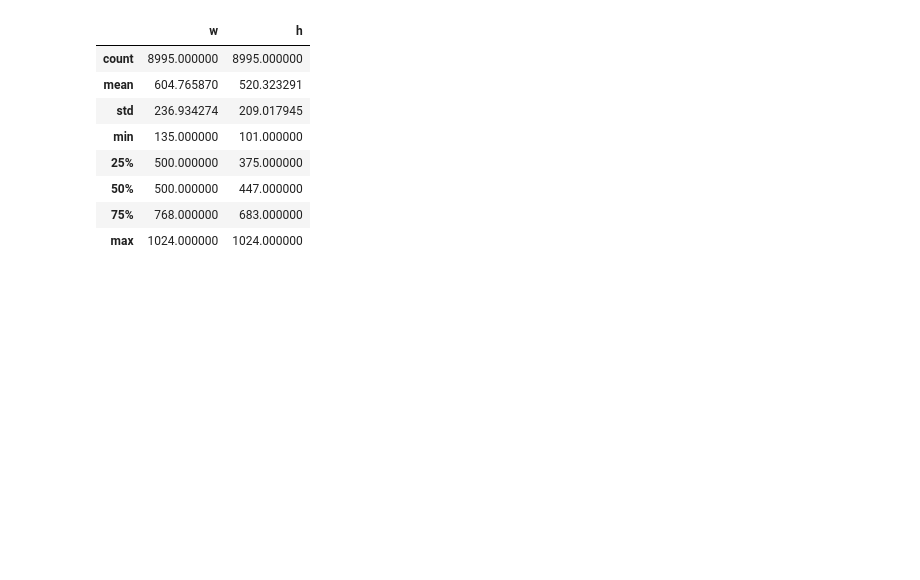
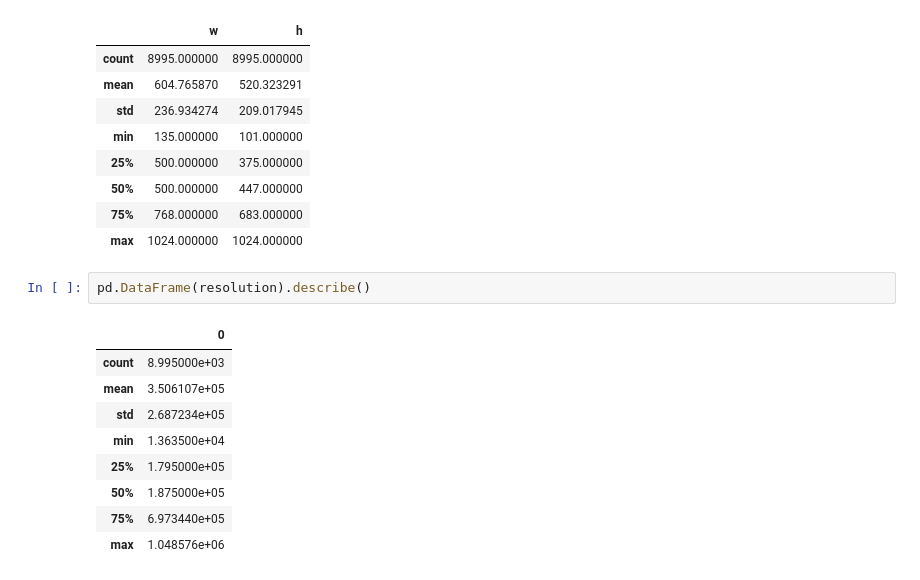
Before and after one commit to firefiruses/CatKaggle, a Jupyter notebook: pythonUtils/analysis.ipynb, the cells around one changed output. Drawn from its saved outputs; the diff is of its cells as text; blank space fills up the shorter version.

```diff
--- a/pythonUtils/analysis.ipynb
+++ b/pythonUtils/analysis.ipynb
@@ -41,3 +44,15 @@ train_sizes.describe()
 | 50% | 500.000000 | 447.000000 |
 | 75% | 768.000000 | 683.000000 |
 | max | 1024.000000 | 1024.000000 |
+# %%
+pd.DataFrame(resolution).describe()
+# %% [output]
+|  | 0 |
+| count | 8.995000e+03 |
+| mean | 3.506107e+05 |
+| std | 2.687234e+05 |
+| min | 1.363500e+04 |
+| 25% | 1.795000e+05 |
+| 50% | 1.875000e+05 |
+| 75% | 6.973440e+05 |
+| max | 1.048576e+06 |
```
Also changed, not shown: parts of 5 cells of this notebook, 3 other files.
